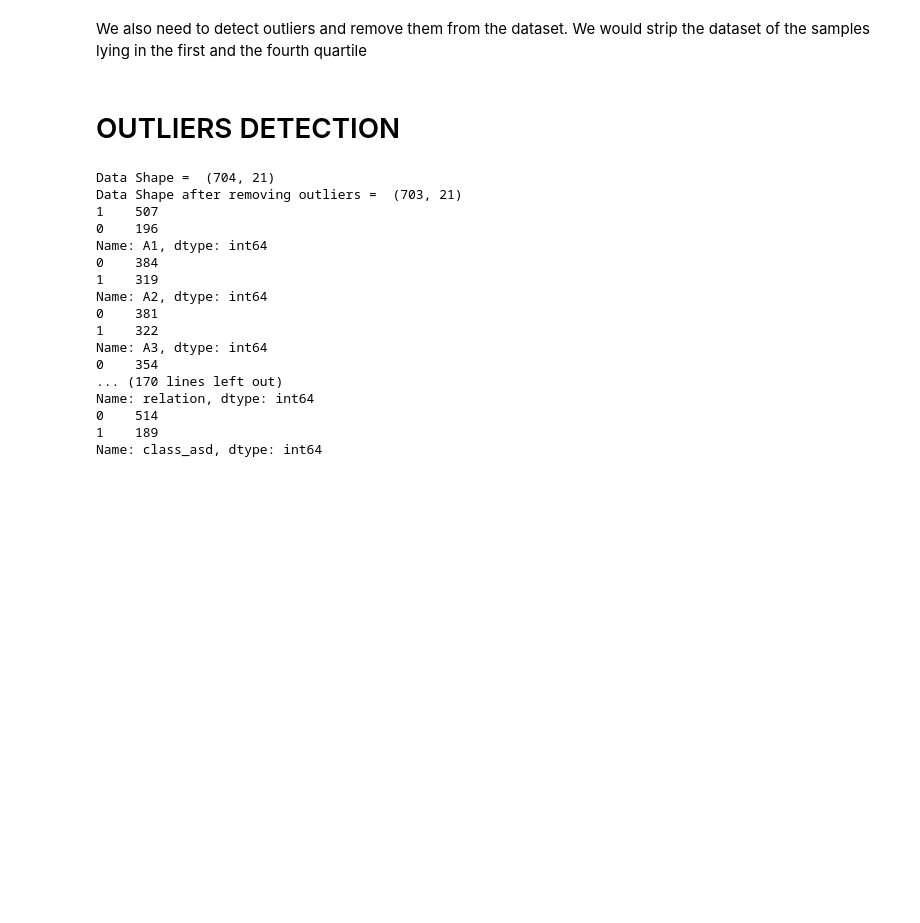
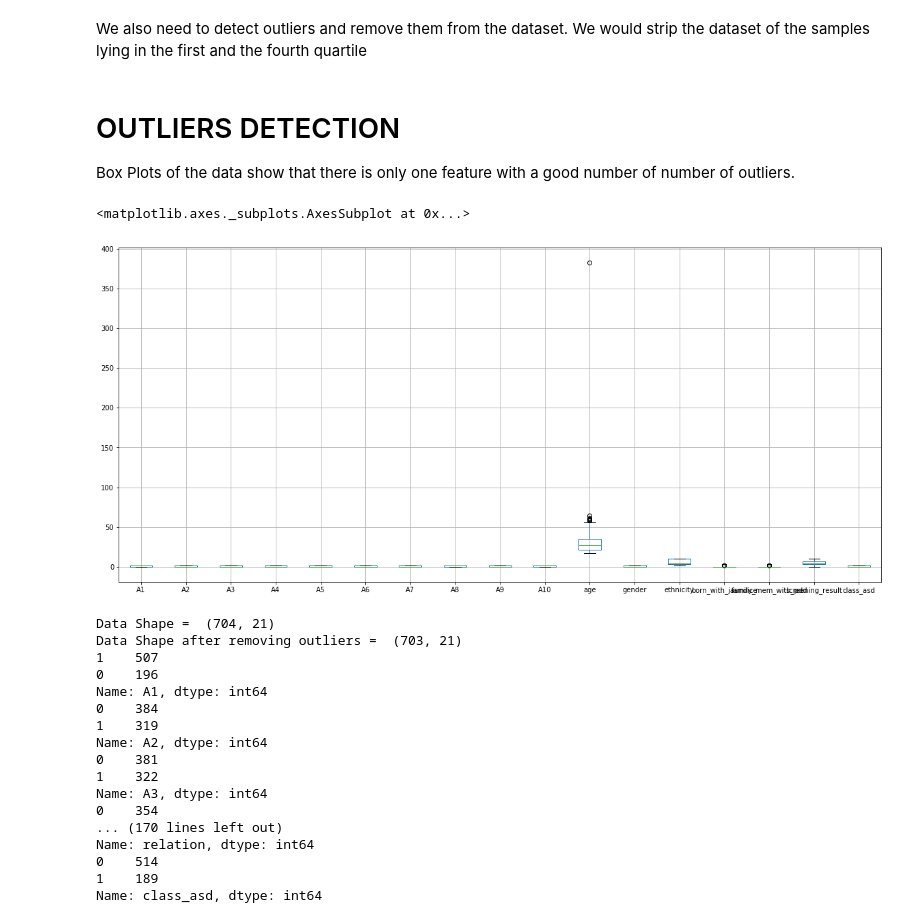
Before and after one commit to vipulpopat/MSCAI_CE4021_Project, a Jupyter notebook: GroupProject_18195121.ipynb, the cells around one changed output. Drawn from its saved outputs; the diff is of its cells as text; code cells hidden in the pictures; blank space fills up the shorter version.

```diff
--- a/GroupProject_18195121.ipynb
+++ b/GroupProject_18195121.ipynb
@@ -139,8 +137,15 @@ data.class_asd = data.class_asd.replace(class_asd_mapping)
 Age mean =  29.698005698005698 <class 'float'>
 # %% [markdown]
 We also need to detect outliers and remove them from the dataset. We would strip the dataset of the samples lying in the first and the fourth quartile
-# %% [markdown]
-# OUTLIERS DETECTION
+# %% [markdown]
+# OUTLIERS DETECTION
+
+Box Plots of the data show that there is only one feature with a good number of number of outliers.
+# %%
+data.boxplot(figsize=(20,9))
+# %% [output]
+<matplotlib.axes._subplots.AxesSubplot at 0x...>
+[figure, added]
 # %%
 def drop_outliers(df, field_name):
     distance = 1.5 * (np.percentile(df[field_name], 85) - np.percentile(df[field_name], 15))
```
Also changed, not shown: parts of 8 cells of this notebook.
